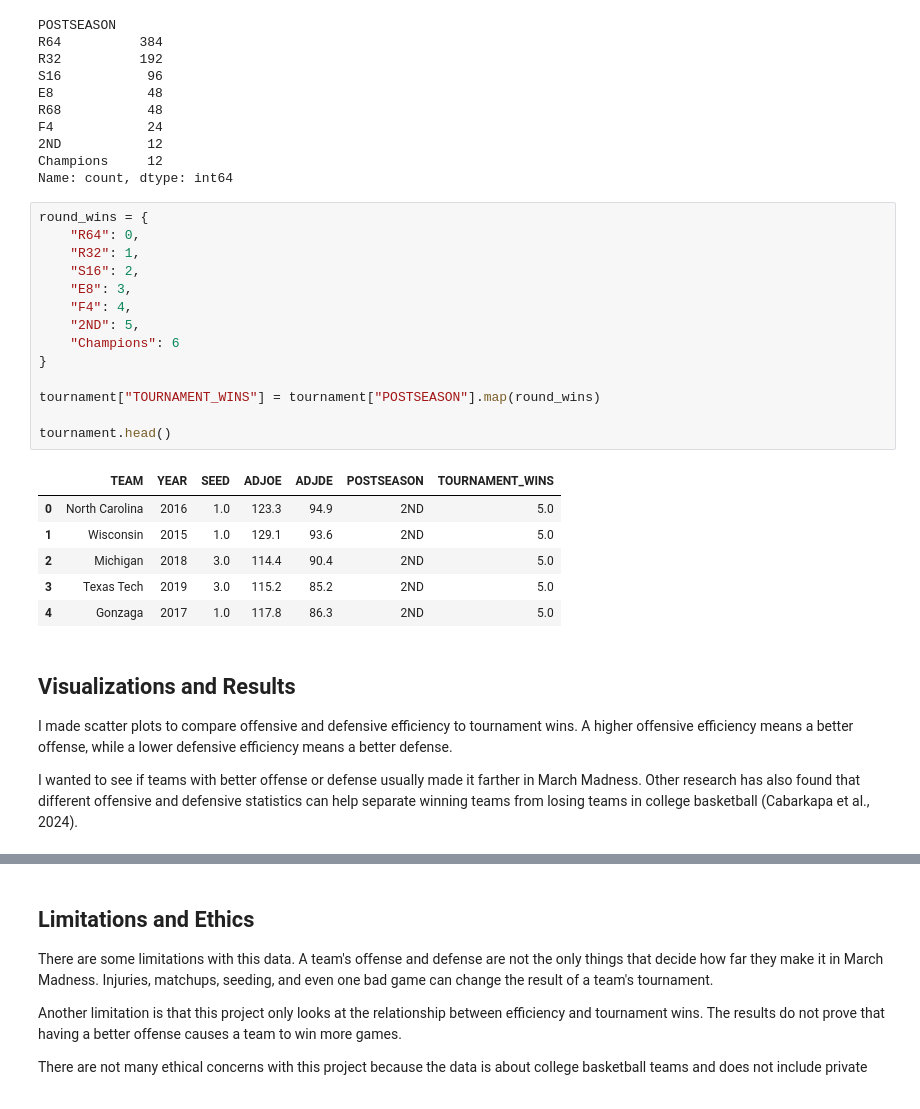
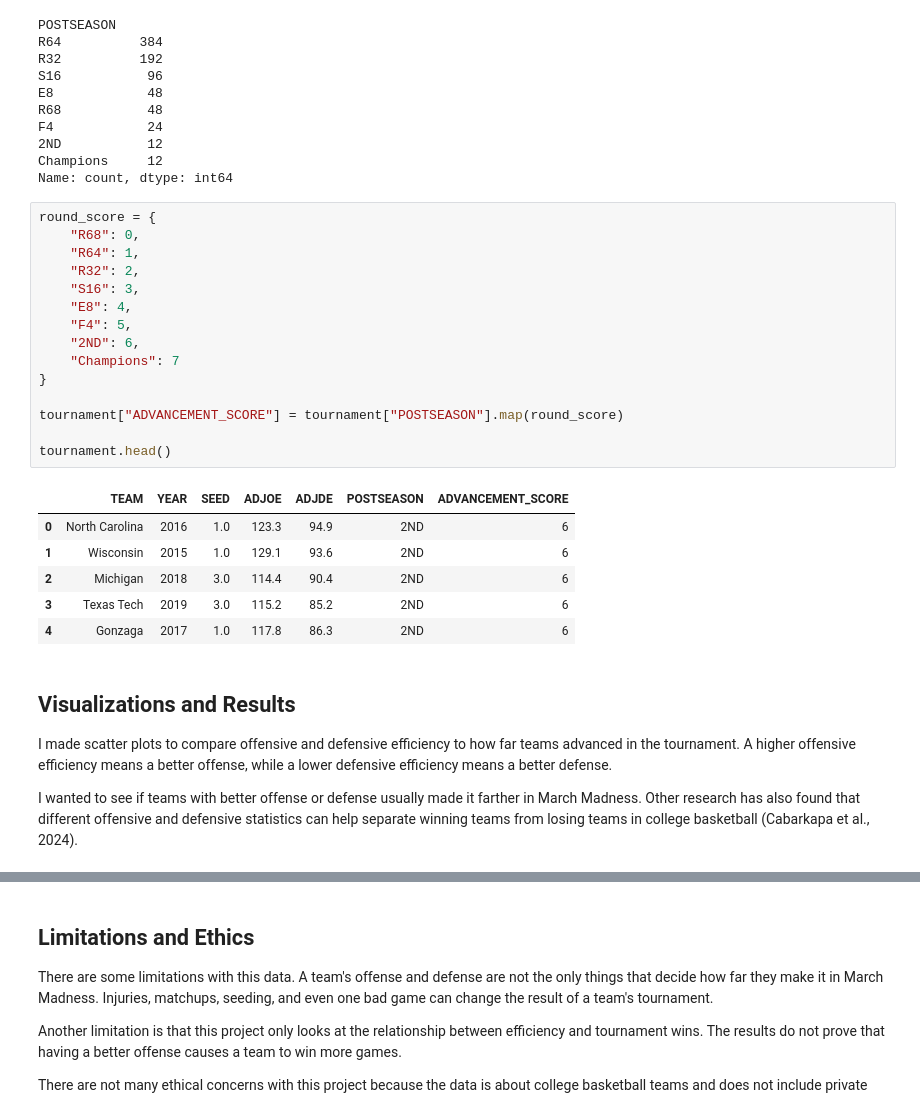
Before and after one commit to willarboscello/willarboscello.github.io, a Jupyter notebook: march_madness_analysis.ipynb, the cells around one changed output, grey strips where cells are left out. Cells and saved outputs as stored; diff of their text form.

```diff
--- a/march_madness_analysis.ipynb
+++ b/march_madness_analysis.ipynb
@@ -91,30 +96,31 @@ F4            24
 Champions     12
 Name: count, dtype: int64
 # %%
-round_wins = {
-    "R64": 0,
-    "R32": 1,
-    "S16": 2,
-    "E8": 3,
-    "F4": 4,
-    "2ND": 5,
-    "Champions": 6
+round_score = {
+    "R68": 0,
+    "R64": 1,
+    "R32": 2,
+    "S16": 3,
+    "E8": 4,
+    "F4": 5,
+    "2ND": 6,
+    "Champions": 7
 }
 
-tournament["TOURNAMENT_WINS"] = tournament["POSTSEASON"].map(round_wins)
+tournament["ADVANCEMENT_SCORE"] = tournament["POSTSEASON"].map(round_score)
 
 tournament.head()
 # %% [output]
-|  | TEAM | YEAR | SEED | ADJOE | ADJDE | POSTSEASON | TOURNAMENT_WINS |
-| 0 | North Carolina | 2016 | 1.0 | 123.3 | 94.9 | 2ND | 5.0 |
-| 1 | Wisconsin | 2015 | 1.0 | 129.1 | 93.6 | 2ND | 5.0 |
-| 2 | Michigan | 2018 | 3.0 | 114.4 | 90.4 | 2ND | 5.0 |
-| 3 | Texas Tech | 2019 | 3.0 | 115.2 | 85.2 | 2ND | 5.0 |
-| 4 | Gonzaga | 2017 | 1.0 | 117.8 | 86.3 | 2ND | 5.0 |
+|  | TEAM | YEAR | SEED | ADJOE | ADJDE | POSTSEASON | ADVANCEMENT_SCORE |
+| 0 | North Carolina | 2016 | 1.0 | 123.3 | 94.9 | 2ND | 6 |
+| 1 | Wisconsin | 2015 | 1.0 | 129.1 | 93.6 | 2ND | 6 |
+| 2 | Michigan | 2018 | 3.0 | 114.4 | 90.4 | 2ND | 6 |
+| 3 | Texas Tech | 2019 | 3.0 | 115.2 | 85.2 | 2ND | 6 |
+| 4 | Gonzaga | 2017 | 1.0 | 117.8 | 86.3 | 2ND | 6 |
 # %% [markdown]
 ## Visualizations and Results
 
-I made scatter plots to compare offensive and defensive efficiency to tournament wins. A higher offensive efficiency means a better offense, while a lower defensive efficiency means a better defense.
+I made scatter plots to compare offensive and defensive efficiency to how far teams advanced in the tournament. A higher offensive efficiency means a better offense, while a lower defensive efficiency means a better defense.
 
 I wanted to see if teams with better offense or defense usually made it farther in March Madness. Other research has also found that different offensive and defensive statistics can help separate winning teams from losing teams in college basketball (Cabarkapa et al., 2024).
 # %%
```
Also changed, not shown: parts of 10 cells of this notebook.
